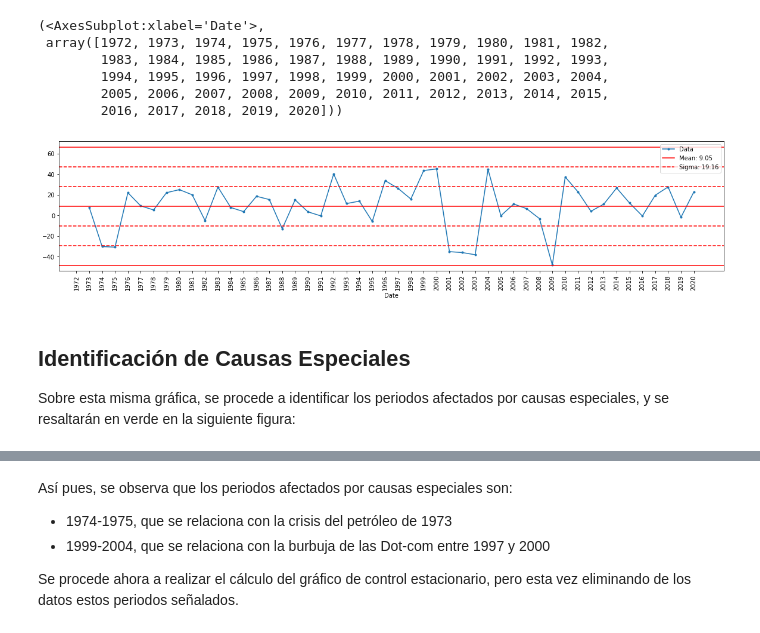
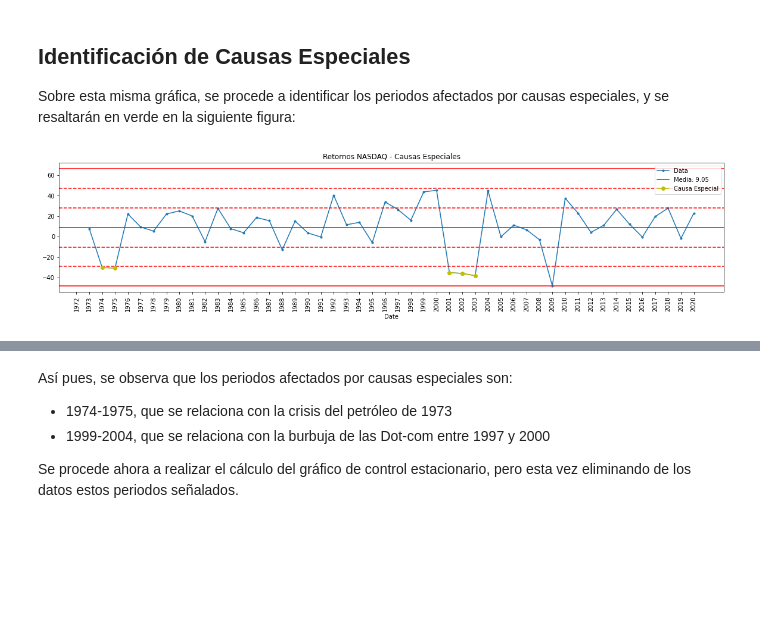
Before and after one commit to babilonio/shewhart, a Jupyter notebook: schewhart.ipynb, the cells around one changed output, grey strips where cells are left out. Saved outputs shown, nothing was run; the diff lists cells and outputs as text; code cells hidden in the pictures; blank space fills up the shorter version.

```diff
--- a/schewhart.ipynb
+++ b/schewhart.ipynb
@@ -45,32 +82,3 @@ Media : 9.05<br>    Media rango móvil : 21.61<br>    Sigma : 19.16<br>
-# %%
-def fullplot(indata, inregions):
-    plt.rcParams['figure.figsize'] = [20, 4]
-
-    xticks = np.array(pd.to_datetime(indata.index).year.to_list())
-
-    my_plot = indata.plot(style='.-', label="Data")
-    plt.xticks(np.arange(indata.shape[0])[::1], xticks[::1], rotation=90)
-
-    plt.axhline(y=inregions[0], color='r', linestyle='-')
-    plt.axhline(y=inregions[1], color='r', linestyle='--')
-    plt.axhline(y=inregions[2], color='r', linestyle='--')
-    plt.axhline(y=inregions[3], color='r', linestyle='-', label="Mean: " + str(round(inregions[3],2)))
-    plt.axhline(y=inregions[4], color='r', linestyle='--', label="Sigma: " + str(round(inregions[3] - inregions[4],2)))
-    plt.axhline(y=inregions[5], color='r', linestyle='--')
-    plt.axhline(y=inregions[6], color='r', linestyle='-')
-    plt.legend(loc='upper right')
-
-    return my_plot, xticks
-
-fullplot(rt, regions)
-# %% [output]
-(<AxesSubplot:xlabel='Date'>,
- array([1972, 1973, 1974, 1975, 1976, 1977, 1978, 1979, 1980, 1981, 1982,
-        1983, 1984, 1985, 1986, 1987, 1988, 1989, 1990, 1991, 1992, 1993,
-        1994, 1995, 1996, 1997, 1998, 1999, 2000, 2001, 2002, 2003, 2004,
-        2005, 2006, 2007, 2008, 2009, 2010, 2011, 2012, 2013, 2014, 2015,
-        2016, 2017, 2018, 2019, 2020]))
-[figure, removed]
 # %% [markdown]
 ## Identificación de Causas Especiales
 
@@ -129,46 +137,68 @@ def find_wave(data, window_size):
 
 def signals(indata, verbose=False, iterative=False):
     signals = []
+    _data = indata.copy()
     # 1) Outside limits
-    signal_1 = find_condition(indata, 1, lambda x: x >= regions[0]  or regions[6] >= x)
+    signal_1 = find_condition(_data, 1, lambda x: x >= regions[0]  or regions[6] >= x)
     if verbose: print("Signal 1: ", signal_1)
     for s in signal_1:
         signals.append(s)
+        _data[s] = None
 
-    # 2) 2 out of 3 points in region A
-    signal_2 = find_condition(indata, 2, lambda x:  regions[0] >= x >= regions[1]  or regions[5] >= x >= regions[6] , 2)
+    # 2) 2 points in region A
+    signal_2 = find_condition(_data, 2, lambda x:  regions[0] >= x >= regions[1]  or regions[5] >= x >= regions[6] , 2)
     if verbose: print("Signal 2: ", signal_2)
     for s in signal_2:
         signals.append(s)
+        _data[s] = None
 
-    # 3) 4 out of 5 points in region A and/or B
-    signal_3 = find_condition(indata, 4, lambda x: regions[0] >= x >= regions[2]  or regions[4] >= x >= regions[6], 4)
+    # 3) 4 points in region A and/or B
+    signal_3 = find_condition(_data, 4, lambda x: regions[0] >= x >= regions[2]  or regions[4] >= x >= regions[6], 4)
     if verbose: print("Signal 3: ", signal_3)
     for s in signal_3:
         signals.append(s)
+        _data[s] = None
 
     # 4) 9 consecutive points on one side of central axis
-    signal_4 = find_condition(indata, 9, lambda x: x > regions[3] ) + find_condition(rt, 9, lambda x: x < regions[3])
+    signal_4 = find_condition(_data, 9, lambda x: x > regions[3] ) + find_condition(rt, 9, lambda x: x < regions[3])
     if verbose: print("Signal 4: ", signal_4)
     for s in signal_4:
         signals.append(s)
+        _data[s] = None
 
     # 5) 6 consecutive points increasing/decreasing only
-    signal_5 = find_trend(indata, 6)
+    signal_5 = find_trend(_data, 6)
     if verbose: print("Signal 5: ", signal_5)
     for s in signal_5:
         signals.append(s)
+        _data[s] = None
 
     # 6) 14 consecutive points in oscilation
-    signal_6 = find_wave(indata, 14)
+    signal_6 = find_wave(_data, 14)
     if verbose: print("Signal 6: ", signal_6)
     for s in signal_6:
         signals.append(s)
+        _data[s] = None
 
     # 7) 15 consecutive points in region C
-    signal_7 = find_condition(indata, 15, lambda x: regions[2] > x > regions[4] )
+    signal_7 = find_condition(_data, 15, lambda x: regions[2] > x > regions[4] )
     if verbose: print("Signal 7: ", signal_7)
     for s in signal_7:
         signals.append(s)
+        _data[s] = None
 
     return signals
+
+mplt, xticks = fullplot(rt, regions)
+mplt.set_title("Retornos NASDAQ - Causas Especiales")
+
+first = True
+for signal in signals(rt):
+    if first:
+        mplt.plot(signal, rt[signal], '-o',color='y', label='Causa Especial')
+        mplt.legend(loc='upper right')
+        first = False
+    else:
+        mplt.plot(signal, rt[signal], '-o',color='y')
+# %% [output]
+[figure, added]
```
Also changed, not shown: parts of 15 cells of this notebook.
